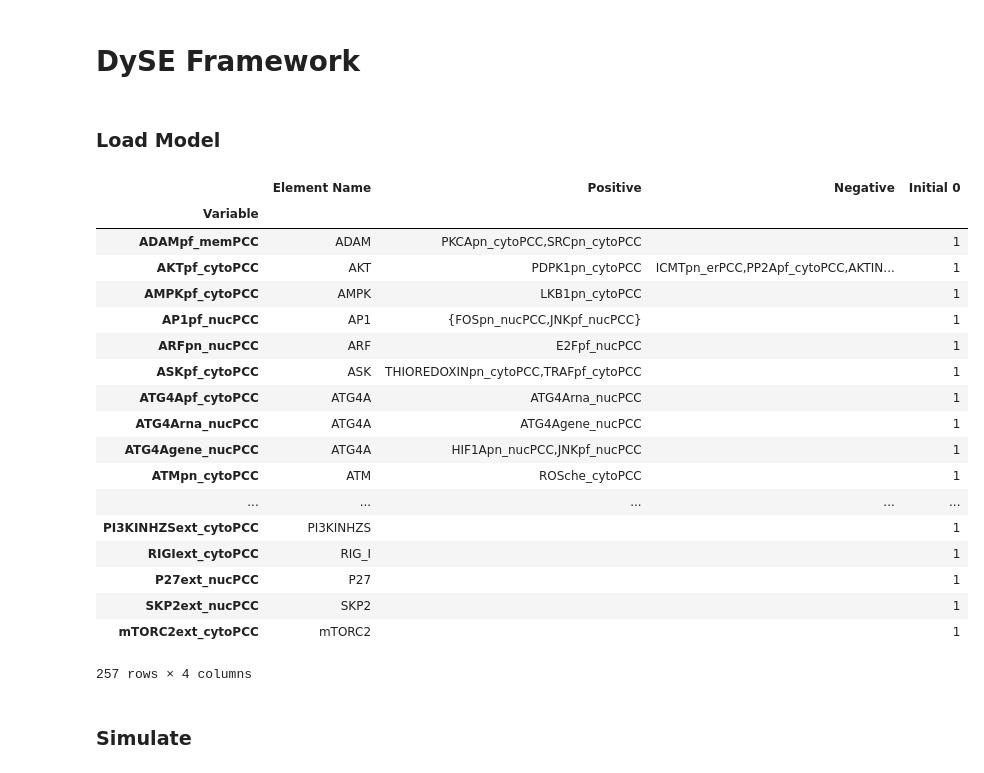
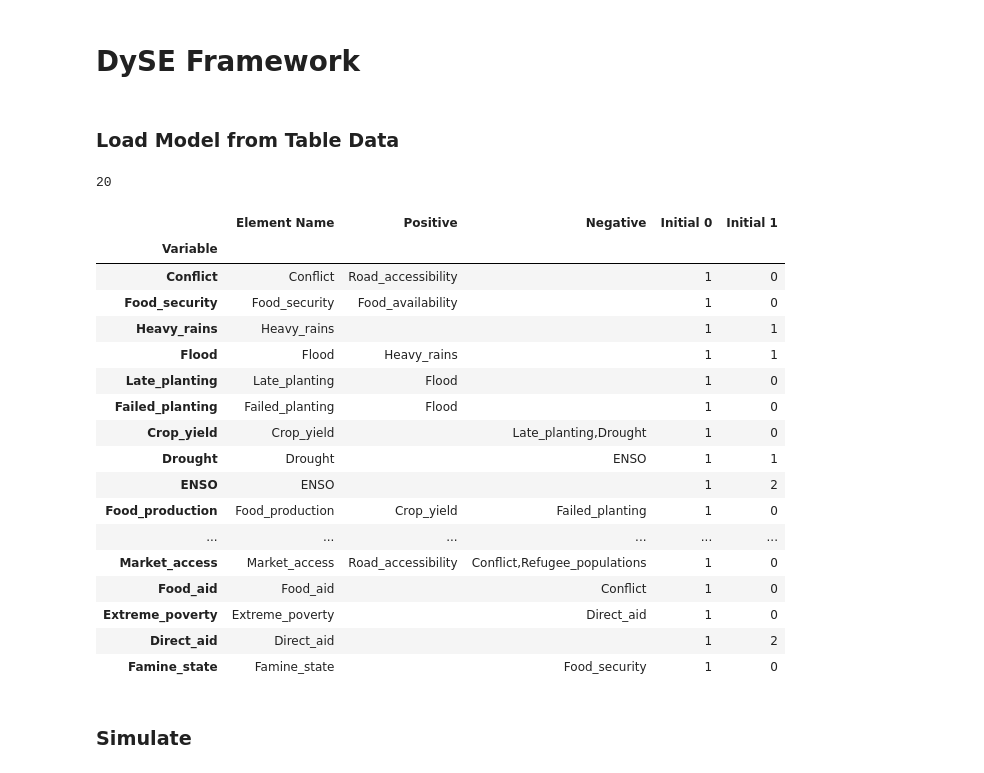
Before and after one commit to WorldModelers/Integration, a Jupyter notebook: Notebooks/DySE_tests.ipynb, the cells around one changed output. Saved outputs shown, nothing was run; the diff lists cells and outputs as text; code cells hidden in the pictures.

Commit message:
Updated DySE test notebook to reflect the World Modelers relevant version

```diff
--- a/Notebooks/DySE_tests.ipynb
+++ b/Notebooks/DySE_tests.ipynb
@@ -11,35 +45,39 @@ def read_contents(filename):
 # %% [markdown]
 # DySE Framework
 # %% [markdown]
-### Load Model
+### Load Model from Table Data
 # %%
 from Translation.model import get_model
 # %%
-baseline_model_file = 'models/example_model_PCC.xlsx'
+baseline_model_file = '../files/use_case_baseline.xlsx'
 dyse_baseline_model = get_model(baseline_model_file)
+# %%
+# number of elements in baseline
+dyse_baseline_model.shape[0]
+# %% [output]
+20
 # %%
-# display a subset of model columns
-dyse_baseline_model[['Element Name','Positive','Negative','Initial 0']]
+# show tabular model format
+dyse_baseline_model[['Element Name','Positive','Negative','Initial 0','Initial 1']]
 # %% [output]
-|  | Element Name | Positive | Negative | Initial 0 |
-| Variable |  |  |  |  |
-| ADAMpf_memPCC | ADAM | PKCApn_cytoPCC,SRCpn_cytoPCC |  | 1 |
-| AKTpf_cytoPCC | AKT | PDPK1pn_cytoPCC | ICMTpn_erPCC,PP2Apf_cytoPCC,AKTIN... | 1 |
-| AMPKpf_cytoPCC | AMPK | LKB1pn_cytoPCC |  | 1 |
-| AP1pf_nucPCC | AP1 | {FOSpn_nucPCC,JNKpf_nucPCC} |  | 1 |
-| ARFpn_nucPCC | ARF | E2Fpf_nucPCC |  | 1 |
-| ASKpf_cytoPCC | ASK | THIOREDOXINpn_cytoPCC,TRAFpf_cytoPCC |  | 1 |
-| ATG4Apf_cytoPCC | ATG4A | ATG4Arna_nucPCC |  | 1 |
-| ATG4Arna_nucPCC | ATG4A | ATG4Agene_nucPCC |  | 1 |
-| ATG4Agene_nucPCC | ATG4A | HIF1Apn_nucPCC,JNKpf_nucPCC |  | 1 |
-| ATMpn_cytoPCC | ATM | ROSche_cytoPCC |  | 1 |
-| ... | ... | ... | ... | ... |
-| PI3KINHZSext_cytoPCC | PI3KINHZS |  |  | 1 |
-| RIGIext_cytoPCC | RIG_I |  |  | 1 |
-| P27ext_nucPCC | P27 |  |  | 1 |
-| SKP2ext_nucPCC | SKP2 |  |  | 1 |
-| mTORC2ext_cytoPCC | mTORC2 |  |  | 1 |
+|  | Element Name | Positive | Negative | Initial 0 | Initial 1 |
+| Variable |  |  |  |  |  |
+| Conflict | Conflict | Road_accessibility |  | 1 | 0 |
+| Food_security | Food_security | Food_availability |  | 1 | 0 |
+| Heavy_rains | Heavy_rains |  |  | 1 | 1 |
+| Flood | Flood | Heavy_rains |  | 1 | 1 |
+| Late_planting | Late_planting | Flood |  | 1 | 0 |
+| Failed_planting | Failed_planting | Flood |  | 1 | 0 |
+| Crop_yield | Crop_yield |  | Late_planting,Drought | 1 | 0 |
+| Drought | Drought |  | ENSO | 1 | 1 |
+| ENSO | ENSO |  |  | 1 | 2 |
+| Food_production | Food_production | Crop_yield | Failed_planting | 1 | 0 |
+| ... | ... | ... | ... | ... | ... |
+| Market_access | Market_access | Road_accessibility | Conflict,Refugee_populations | 1 | 0 |
+| Food_aid | Food_aid |  | Conflict | 1 | 0 |
+| Extreme_poverty | Extreme_poverty |  | Direct_aid | 1 | 0 |
+| Direct_aid | Direct_aid |  |  | 1 | 2 |
+| Famine_state | Famine_state |  | Food_security | 1 | 0 |
-257 rows × 4 columns
 # %% [markdown]
 ### Simulate
 # %%
```
Also changed, not shown: parts of 81 cells of this notebook.
